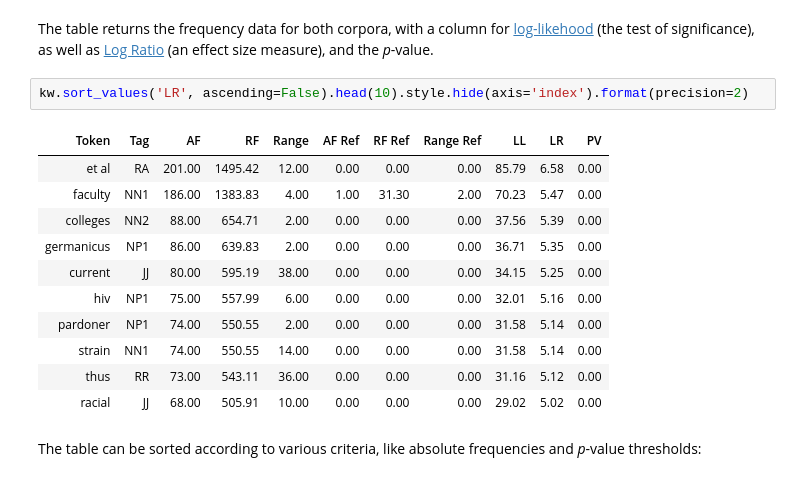
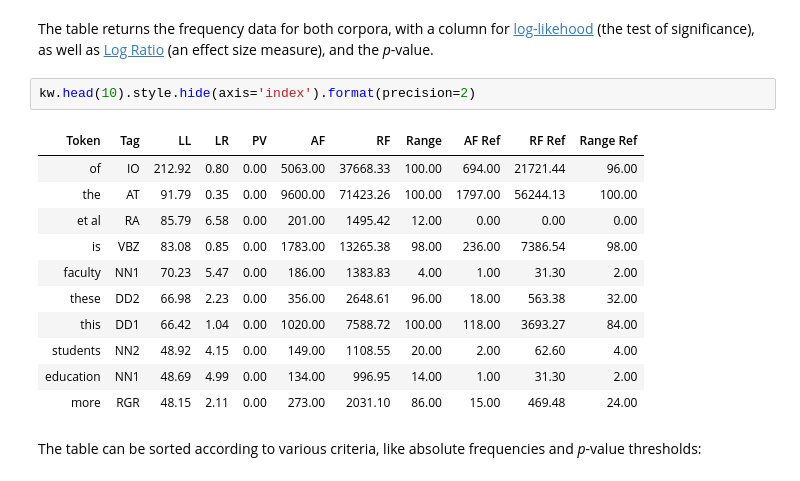
Before and after one commit to browndw/docuscospacy, a Jupyter notebook: docs/source/corpus_analysis.ipynb, the cells around one changed output. Drawn from its saved outputs; the diff is of its cells as text.

```diff
--- a/docs/source/corpus_analysis.ipynb
+++ b/docs/source/corpus_analysis.ipynb
@@ -676,19 +676,19 @@ kw = keyness_table(wc_target, wc_ref)
 # %% [markdown]
 The table returns the frequency data for both corpora, with a column for [log-likehood](https://ucrel.lancs.ac.uk/llwizard.html) (the test of significance), as well as [Log Ratio](http://cass.lancs.ac.uk/log-ratio-an-informal-introduction/) (an effect size measure), and the *p*-value.
 # %%
-kw.sort_values('LR', ascending=False).head(10).style.hide(axis='index').format(precision=2)
+kw.head(10).style.hide(axis='index').format(precision=2)
 # %% [output]
-| Token | Tag | AF | RF | Range | AF Ref | RF Ref | Range Ref | LL | LR | PV |
-| et al | RA | 201.00 | 1495.42 | 12.00 | 0.00 | 0.00 | 0.00 | 85.79 | 6.58 | 0.00 |
-| faculty | NN1 | 186.00 | 1383.83 | 4.00 | 1.00 | 31.30 | 2.00 | 70.23 | 5.47 | 0.00 |
-| colleges | NN2 | 88.00 | 654.71 | 2.00 | 0.00 | 0.00 | 0.00 | 37.56 | 5.39 | 0.00 |
-| germanicus | NP1 | 86.00 | 639.83 | 2.00 | 0.00 | 0.00 | 0.00 | 36.71 | 5.35 | 0.00 |
-| current | JJ | 80.00 | 595.19 | 38.00 | 0.00 | 0.00 | 0.00 | 34.15 | 5.25 | 0.00 |
-| hiv | NP1 | 75.00 | 557.99 | 6.00 | 0.00 | 0.00 | 0.00 | 32.01 | 5.16 | 0.00 |
-| pardoner | NP1 | 74.00 | 550.55 | 2.00 | 0.00 | 0.00 | 0.00 | 31.58 | 5.14 | 0.00 |
-| strain | NN1 | 74.00 | 550.55 | 14.00 | 0.00 | 0.00 | 0.00 | 31.58 | 5.14 | 0.00 |
-| thus | RR | 73.00 | 543.11 | 36.00 | 0.00 | 0.00 | 0.00 | 31.16 | 5.12 | 0.00 |
-| racial | JJ | 68.00 | 505.91 | 10.00 | 0.00 | 0.00 | 0.00 | 29.02 | 5.02 | 0.00 |
+| Token | Tag | LL | LR | PV | AF | RF | Range | AF Ref | RF Ref | Range Ref |
+| of | IO | 212.92 | 0.80 | 0.00 | 5063.00 | 37668.33 | 100.00 | 694.00 | 21721.44 | 96.00 |
+| the | AT | 91.79 | 0.35 | 0.00 | 9600.00 | 71423.26 | 100.00 | 1797.00 | 56244.13 | 100.00 |
+| et al | RA | 85.79 | 6.58 | 0.00 | 201.00 | 1495.42 | 12.00 | 0.00 | 0.00 | 0.00 |
+| is | VBZ | 83.08 | 0.85 | 0.00 | 1783.00 | 13265.38 | 98.00 | 236.00 | 7386.54 | 98.00 |
+| faculty | NN1 | 70.23 | 5.47 | 0.00 | 186.00 | 1383.83 | 4.00 | 1.00 | 31.30 | 2.00 |
+| these | DD2 | 66.98 | 2.23 | 0.00 | 356.00 | 2648.61 | 96.00 | 18.00 | 563.38 | 32.00 |
+| this | DD1 | 66.42 | 1.04 | 0.00 | 1020.00 | 7588.72 | 100.00 | 118.00 | 3693.27 | 84.00 |
+| students | NN2 | 48.92 | 4.15 | 0.00 | 149.00 | 1108.55 | 20.00 | 2.00 | 62.60 | 4.00 |
+| education | NN1 | 48.69 | 4.99 | 0.00 | 134.00 | 996.95 | 14.00 | 1.00 | 31.30 | 2.00 |
+| more | RGR | 48.15 | 2.11 | 0.00 | 273.00 | 2031.10 | 86.00 | 15.00 | 469.48 | 24.00 |
 # %% [markdown]
 The table can be sorted according to various criteria, like absolute frequencies and *p*-value thresholds:
 # %%
```
Also changed, not shown: parts of 46 cells of this notebook.
